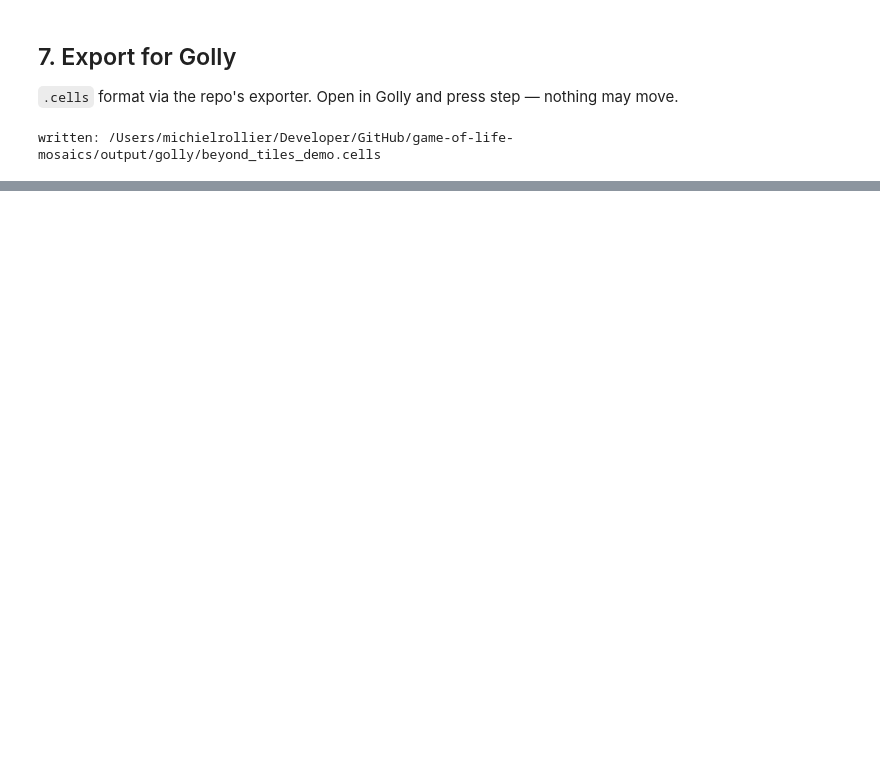
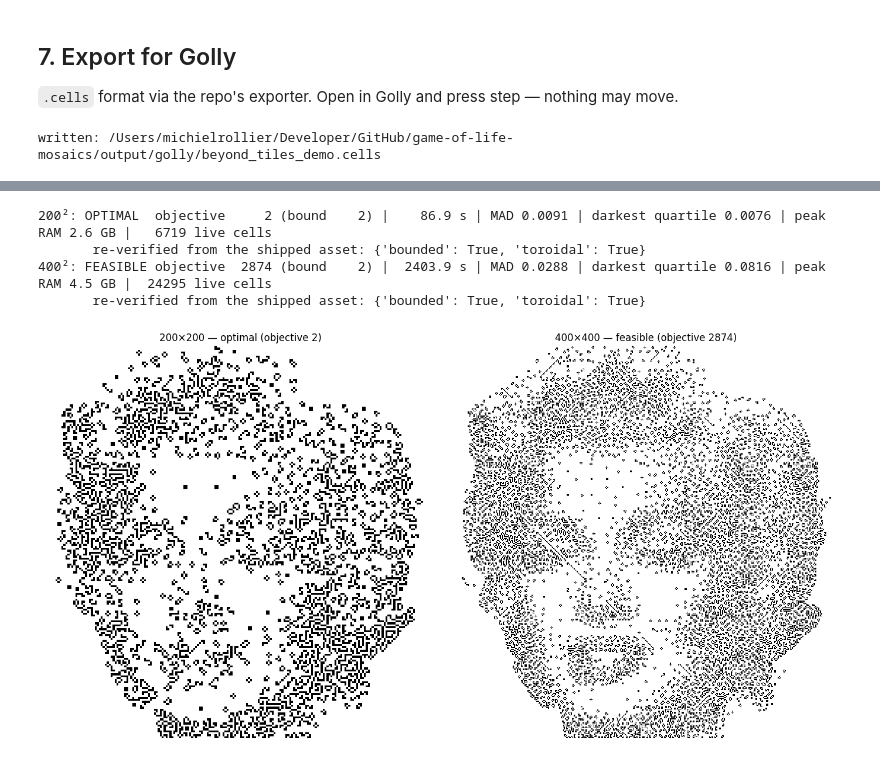
Before and after one commit to mrollier/game-of-life-mosaics, a Jupyter notebook: notebooks/beyond_tiles.ipynb, the cells around one changed output, grey strips where cells are left out. Cells and saved outputs as stored; diff of their text form; code cells hidden in the pictures; blank space fills up the shorter version.

```diff
--- a/notebooks/beyond_tiles.ipynb
+++ b/notebooks/beyond_tiles.ipynb
@@ -190,0 +208,33 @@ written: /Users/michielrollier/Developer/GitHub/game-of-life-mosaics/output/goll
+# %%
+import json
+from beyond_tiles.artifacts import ASSETS, load_pattern_asset
+from beyond_tiles.still_image import verify_still_life
+
+hires = {}
+for size, tag in ((200, "optimal"), (400, "feasible")):
+    pattern = load_pattern_asset(ASSETS / f"marilyn_{size}_{tag}.npz")
+    met = json.loads((ASSETS / f"metrics_{size}.json").read_text())
+    hires[size] = (pattern, met)
+    dev = met["deviation"]
+    print(
+        f"{size}²: {met['status']:8s} objective {met['objective']:5d} "
+        f"(bound {met['best_bound']:>4}) | {met['wall_time_s']:7.1f} s | "
+        f"MAD {dev['mad']:.4f} | darkest quartile {dev['mad_darkest_quartile']:.4f} | "
+        f"peak RAM {met['max_rss_mb'] / 1024:.1f} GB | {int(pattern.sum()):6d} live cells"
+    )
+    print(f"       re-verified from the shipped asset: {verify_still_life(pattern)}")
+# %% [output]
+200²: OPTIMAL  objective     2 (bound    2) |    86.9 s | MAD 0.0091 | darkest quartile 0.0076 | peak RAM 2.6 GB |   6719 live cells
+       re-verified from the shipped asset: {'bounded': True, 'toroidal': True}
+400²: FEASIBLE objective  2874 (bound    2) |  2403.9 s | MAD 0.0288 | darkest quartile 0.0816 | peak RAM 4.5 GB |  24295 live cells
+       re-verified from the shipped asset: {'bounded': True, 'toroidal': True}
+# %%
+fig, axes = plt.subplots(1, 2, figsize=(14, 7))
+for ax, size in zip(axes, (200, 400)):
+    pattern, met = hires[size]
+    ax.imshow(1 - pattern, cmap="gray", interpolation="nearest")
+    ax.set_title(f"{size}×{size} — {met['status'].lower()} (objective {met['objective']})")
+    ax.axis("off")
+fig.tight_layout()
+# %% [output]
+[figure, added]
```
Also changed, not shown: parts of 12 cells of this notebook, 11 other files.
